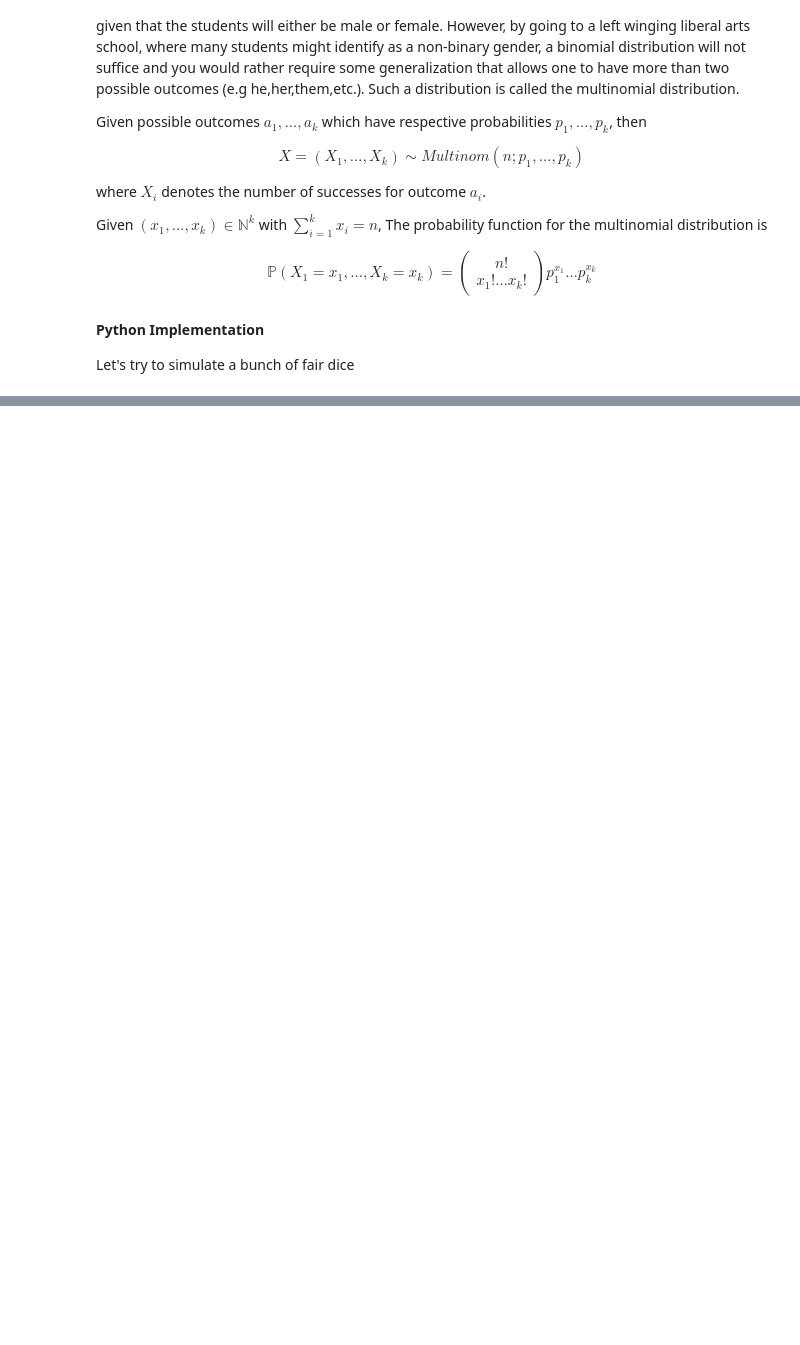
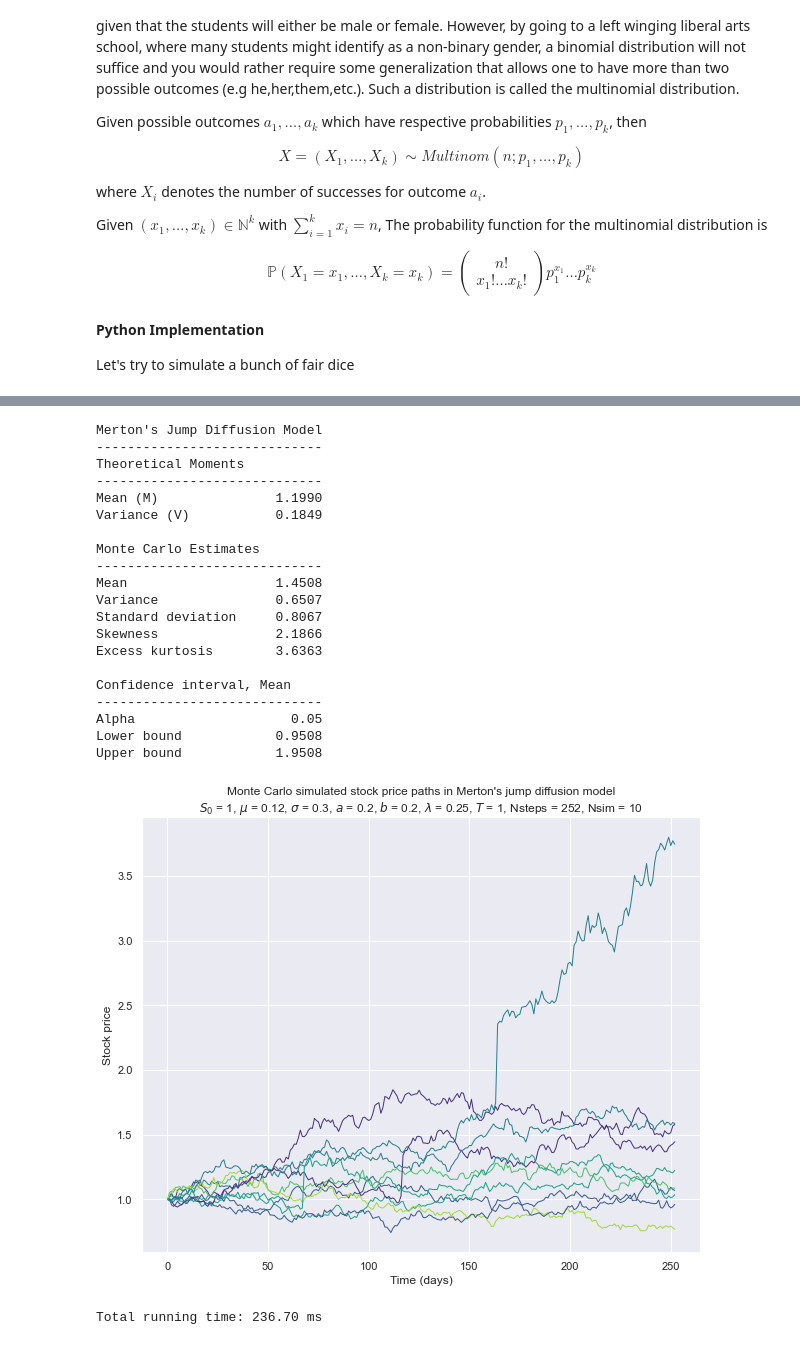
Before and after one commit to theheavygluon/Risk-Management-Course, a Jupyter notebook: Lecture 2 - Statistical Distributions and Stochastic Processes.ipynb, the cells around one changed output, grey strips where cells are left out. Saved outputs shown, nothing was run; the diff lists cells and outputs as text; code cells hidden in the pictures; blank space fills up the shorter version.

```diff
--- a/Lecture 2 - Statistical Distributions and Stochastic Processes.ipynb
+++ b/Lecture 2 - Statistical Distributions and Stochastic Processes.ipynb
@@ -1032,0 +1300,25 @@ The log returns of the a process that follows MGBM follow a multivariate normal
+# %%
+jump_diffusion()
+# %% [output]
+Merton's Jump Diffusion Model
+-----------------------------
+Theoretical Moments
+-----------------------------
+Mean (M)               1.1990
+Variance (V)           0.1849
+
+Monte Carlo Estimates
+-----------------------------
+Mean                   1.4508
+Variance               0.6507
+Standard deviation     0.8067
+Skewness               2.1866
+Excess kurtosis        3.6363
+
+Confidence interval, Mean
+-----------------------------
+Alpha                    0.05
+Lower bound            0.9508
+Upper bound            1.9508
+[figure, added]
+Total running time: 236.70 ms
```
Also changed, not shown: parts of 57 cells of this notebook, 5 other files.
